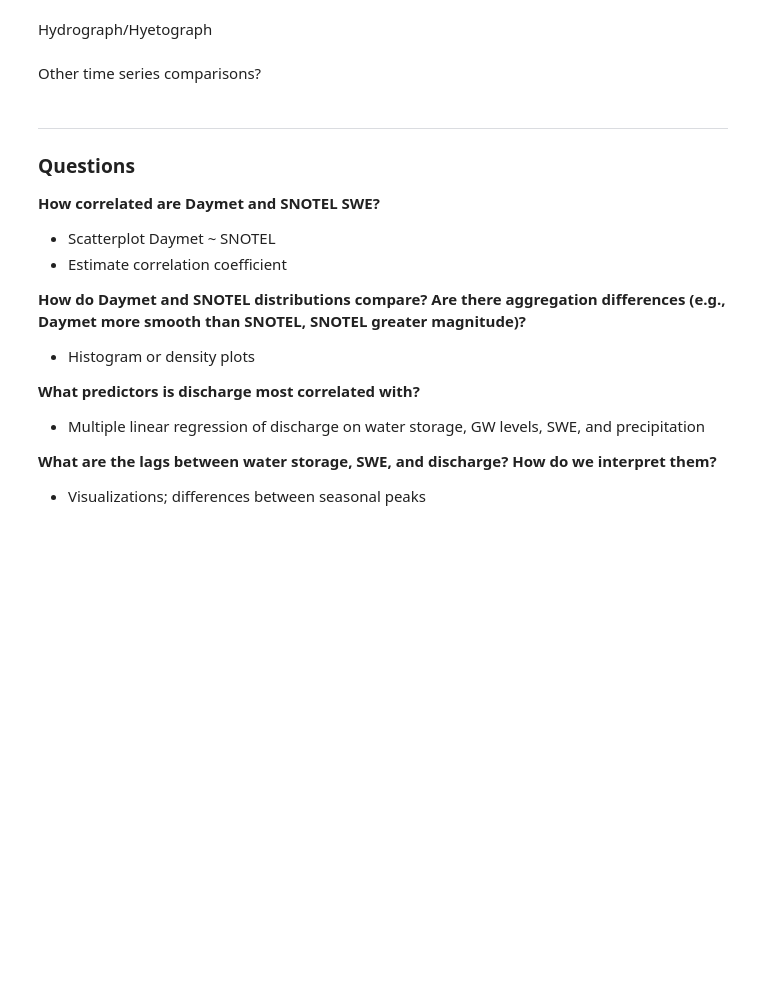
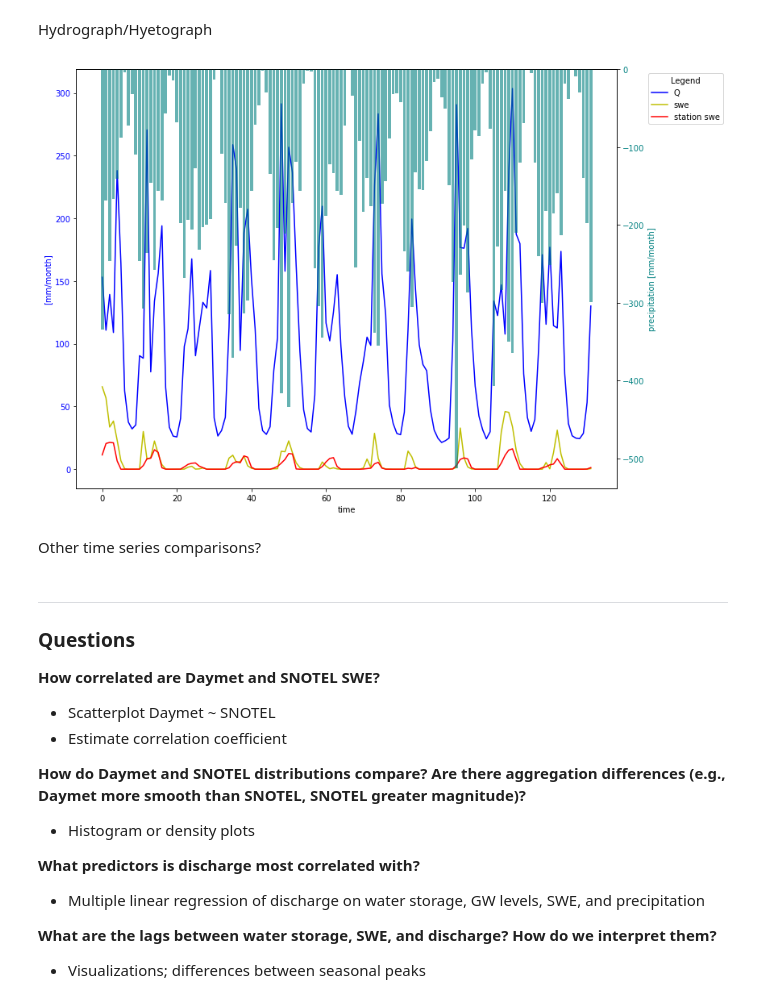
Before and after one commit to waterhackweek/whw2020_snowgw, a Jupyter notebook: eda_snowGW.ipynb, the cells around one changed output. Drawn from its saved outputs; the diff is of its cells as text; code cells hidden in the pictures; blank space fills up the shorter version.

```diff
--- a/eda_snowGW.ipynb
+++ b/eda_snowGW.ipynb
@@ -30,0 +33,3 @@ data.head(3)
+# %%
+data['idx']=data.index.values
+data
@@ -43,23 +73,28 @@ Hydrograph/Hyetograph
 # %%
 # From Nina's code
 
 fig, ax1 = plt.subplots(figsize=(12,8))
 
-color = 'teal'
-ax1.set_xlabel('time (s)')
-ax1.set_ylabel('swe', color=color)
-ax1.plot(swe['datetime'], swe['687_OR_SNTL'], color=color)
+color = 'b'
+ax1.set_xlabel('time')
+ax1.set_ylabel('[mm/month]', color=color)
+p1,=ax1.plot(data.index.values,data['disch'], color=color, label='Q')
+p2,=ax1.plot(data.index.values,data['swe'], color='y', label='swe')
+p3,=ax1.plot(data.index.values,data['stn_swe'], color='r', label='station swe')
 ax1.tick_params(axis='y', labelcolor=color)
+ax1.legend(handles=[p1, p2,p3], title='Legend', bbox_to_anchor=(1.05, 1), loc='upper left')
 
 ax2 = ax1.twinx()  # instantiate a second axes that shares the same x-axis
 
-color = 'tab:blue'
-ax2.set_ylabel('precip', color=color)  # we already handled the x-label with ax1
-ax2.bar(swe['datetime'],-swe['687_OR_SNTL_daymetPR'], color=color,alpha = .6)
+color = 'teal'
+ax2.set_ylabel('precipitation [mm/month]', color=color)  # we already handled the x-label with ax1
+ax2.bar(data.index.values,-data['prcp'], color=color,alpha = .6)
 ax2.tick_params(axis='y', labelcolor=color)
 
 fig.tight_layout()  # otherwise the right y-label is slightly clipped
 plt.show()
+# %% [output]
+[figure, added]
 # %% [markdown]
 Other time series comparisons?
 # %% [markdown]
```
Also changed, not shown: parts of 31 cells of this notebook.
